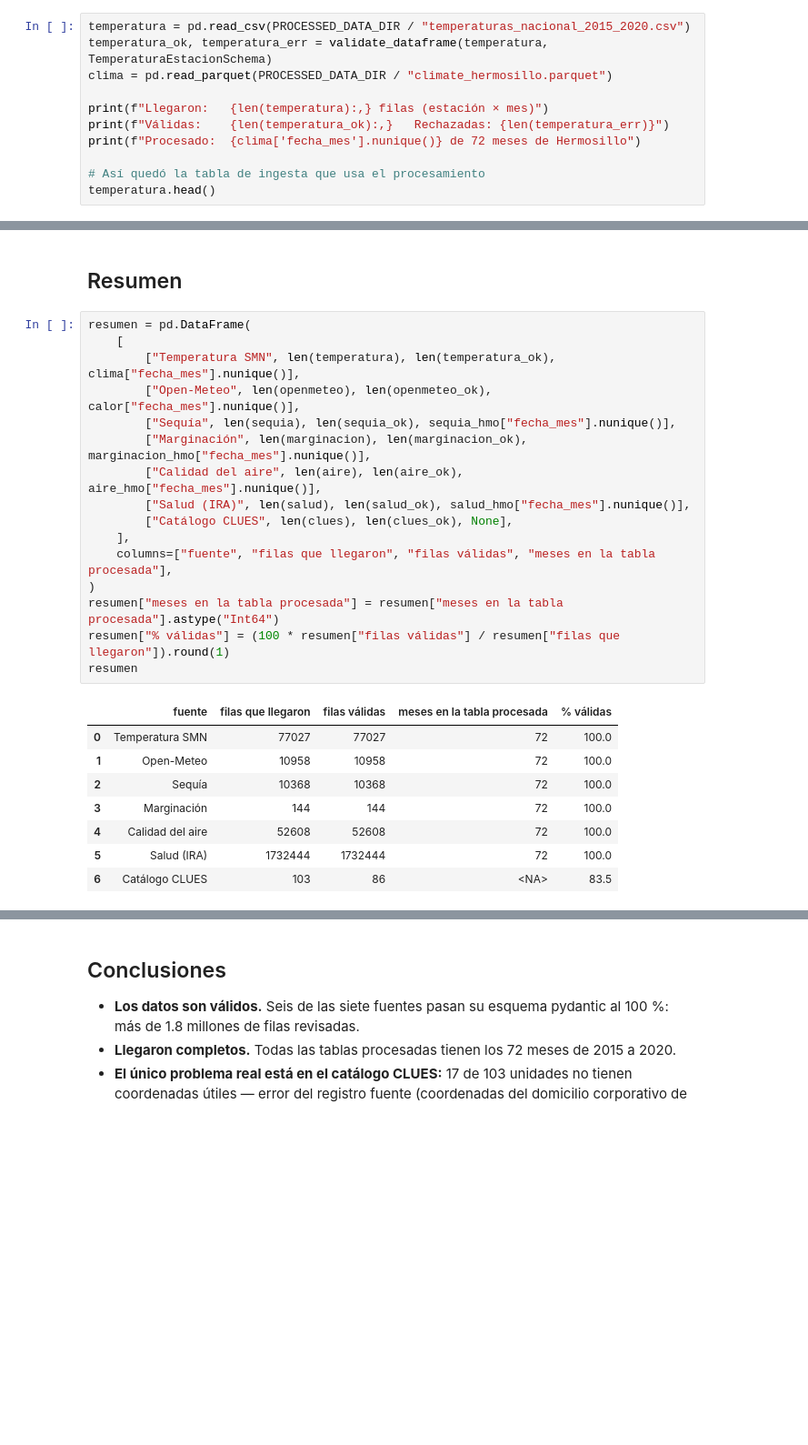
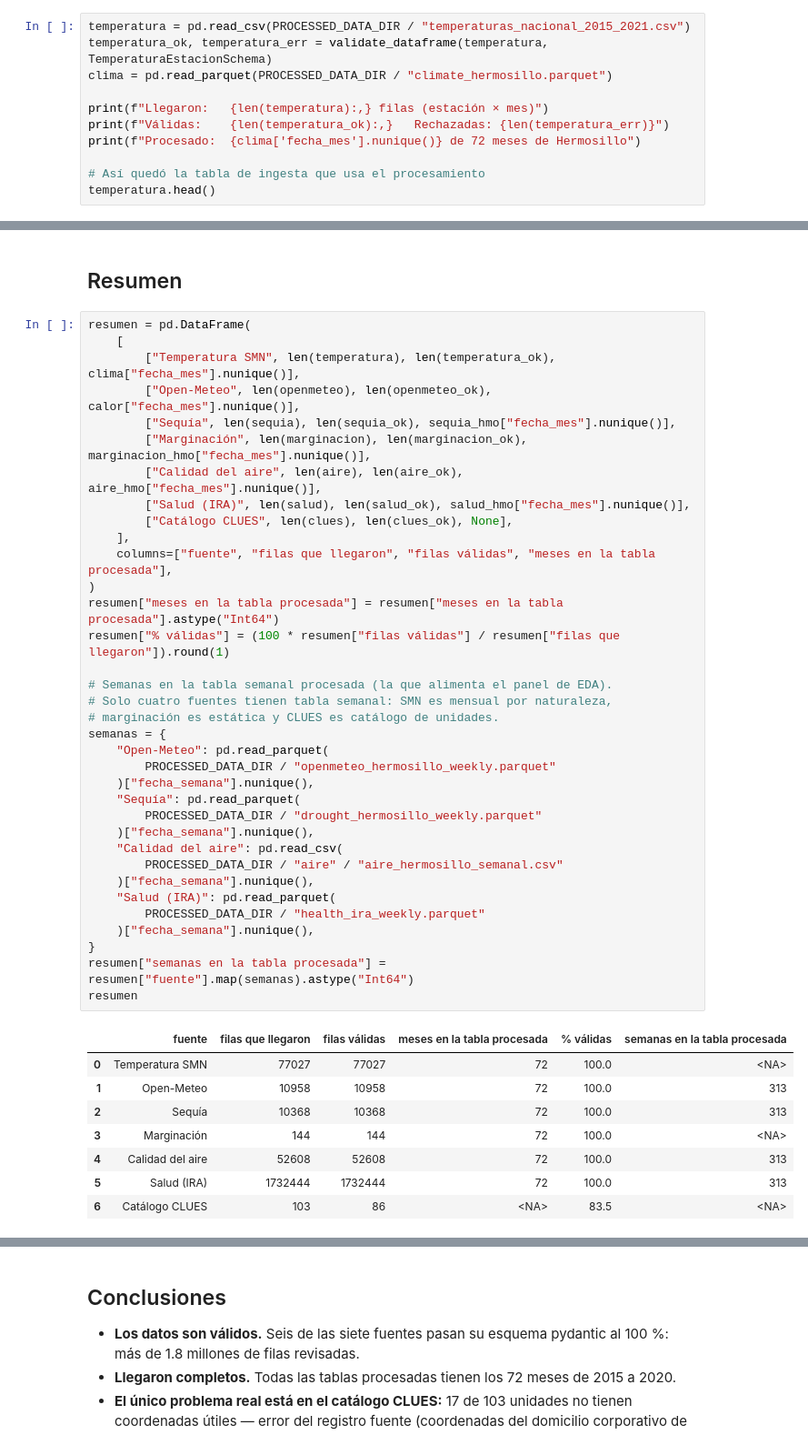
Before and after one commit to mdc-feature-engineering/sonora-health-climate-eda, a Jupyter notebook: notebooks/01_ingesta/1.6-resumen-ingesta.ipynb, the cells around one changed output, grey strips where cells are left out. Shown at 91% size. Drawn from its saved outputs; the diff is of its cells as text; blank space fills up the shorter version.

```diff
--- a/notebooks/01_ingesta/1.6-resumen-ingesta.ipynb
+++ b/notebooks/01_ingesta/1.6-resumen-ingesta.ipynb
@@ -53,7 +53,7 @@ Un CSV por mes con la temperatura media de cada estación del país. El
 esquema revisa que la temperatura esté entre −50 y 65 °C y que las
 coordenadas sean válidas.
 # %%
-temperatura = pd.read_csv(PROCESSED_DATA_DIR / "temperaturas_nacional_2015_2020.csv")
+temperatura = pd.read_csv(PROCESSED_DATA_DIR / "temperaturas_nacional_2015_2021.csv")
 temperatura_ok, temperatura_err = validate_dataframe(temperatura, TemperaturaEstacionSchema)
 clima = pd.read_parquet(PROCESSED_DATA_DIR / "climate_hermosillo.parquet")
 
@@ -284,26 +284,45 @@ Válidas:    86   Rechazadas: 17
 # %%
 resumen = pd.DataFrame(
     [
         ["Temperatura SMN", len(temperatura), len(temperatura_ok), clima["fecha_mes"].nunique()],
         ["Open-Meteo", len(openmeteo), len(openmeteo_ok), calor["fecha_mes"].nunique()],
         ["Sequía", len(sequia), len(sequia_ok), sequia_hmo["fecha_mes"].nunique()],
         ["Marginación", len(marginacion), len(marginacion_ok), marginacion_hmo["fecha_mes"].nunique()],
         ["Calidad del aire", len(aire), len(aire_ok), aire_hmo["fecha_mes"].nunique()],
         ["Salud (IRA)", len(salud), len(salud_ok), salud_hmo["fecha_mes"].nunique()],
         ["Catálogo CLUES", len(clues), len(clues_ok), None],
     ],
     columns=["fuente", "filas que llegaron", "filas válidas", "meses en la tabla procesada"],
 )
 resumen["meses en la tabla procesada"] = resumen["meses en la tabla procesada"].astype("Int64")
 resumen["% válidas"] = (100 * resumen["filas válidas"] / resumen["filas que llegaron"]).round(1)
+
+# Semanas en la tabla semanal procesada (la que alimenta el panel de EDA).
+# Solo cuatro fuentes tienen tabla semanal: SMN es mensual por naturaleza,
+# marginación es estática y CLUES es catálogo de unidades.
+semanas = {
+    "Open-Meteo": pd.read_parquet(
+        PROCESSED_DATA_DIR / "openmeteo_hermosillo_weekly.parquet"
+    )["fecha_semana"].nunique(),
+    "Sequía": pd.read_parquet(
+        PROCESSED_DATA_DIR / "drought_hermosillo_weekly.parquet"
+    )["fecha_semana"].nunique(),
+    "Calidad del aire": pd.read_csv(
+        PROCESSED_DATA_DIR / "aire" / "aire_hermosillo_semanal.csv"
+    )["fecha_semana"].nunique(),
+    "Salud (IRA)": pd.read_parquet(
+        PROCESSED_DATA_DIR / "health_ira_weekly.parquet"
+    )["fecha_semana"].nunique(),
+}
+resumen["semanas en la tabla procesada"] = resumen["fuente"].map(semanas).astype("Int64")
 resumen
 # %% [output]
-|  | fuente | filas que llegaron | filas válidas | meses en la tabla procesada | % válidas |
-| 0 | Temperatura SMN | 77027 | 77027 | 72 | 100.0 |
-| 1 | Open-Meteo | 10958 | 10958 | 72 | 100.0 |
-| 2 | Sequía | 10368 | 10368 | 72 | 100.0 |
-| 3 | Marginación | 144 | 144 | 72 | 100.0 |
-| 4 | Calidad del aire | 52608 | 52608 | 72 | 100.0 |
-| 5 | Salud (IRA) | 1732444 | 1732444 | 72 | 100.0 |
-| 6 | Catálogo CLUES | 103 | 86 | <NA> | 83.5 |
+|  | fuente | filas que llegaron | filas válidas | meses en la tabla procesada | % válidas | semanas en la tabla procesada |
+| 0 | Temperatura SMN | 77027 | 77027 | 72 | 100.0 | <NA> |
+| 1 | Open-Meteo | 10958 | 10958 | 72 | 100.0 | 313 |
+| 2 | Sequía | 10368 | 10368 | 72 | 100.0 | 313 |
+| 3 | Marginación | 144 | 144 | 72 | 100.0 | <NA> |
+| 4 | Calidad del aire | 52608 | 52608 | 72 | 100.0 | 313 |
+| 5 | Salud (IRA) | 1732444 | 1732444 | 72 | 100.0 | 313 |
+| 6 | Catálogo CLUES | 103 | 86 | <NA> | 83.5 | <NA> |
 # %%
```
Also changed, not shown: parts of 1 cell of this notebook, 14 other files.
